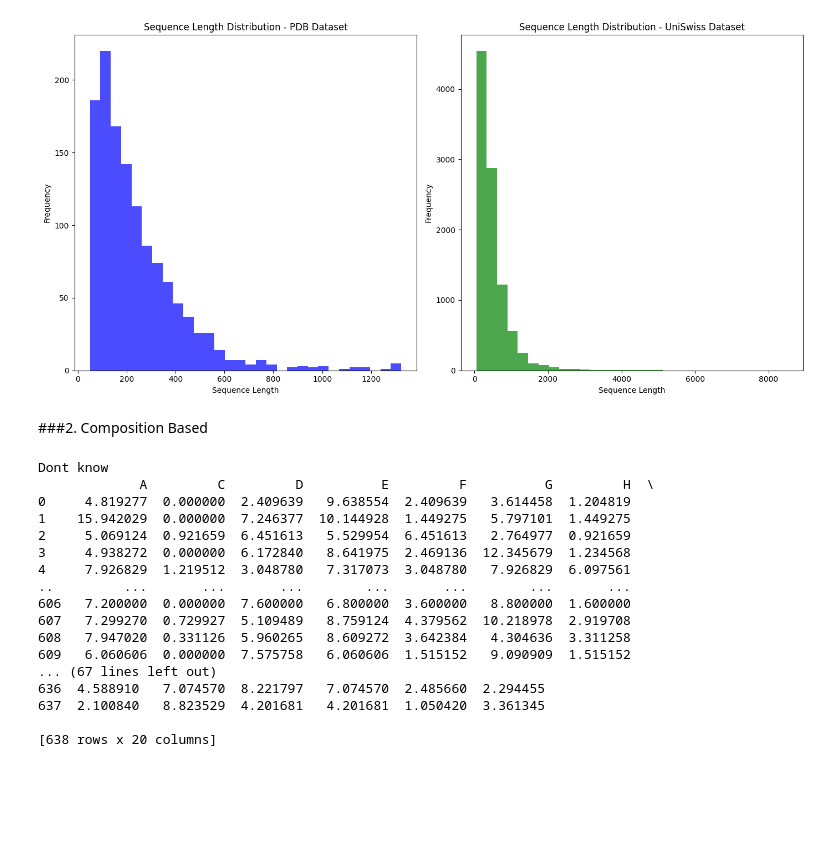
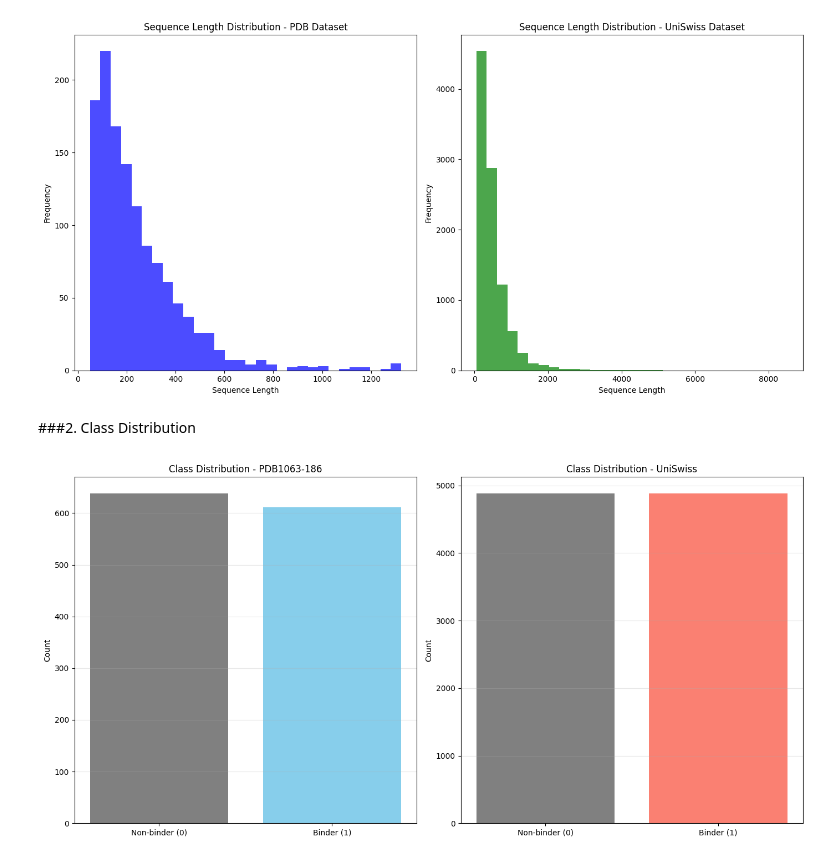
Before and after one commit to Alamsyah-WM/Predict-DNA-binding-protein-with-ML-and-DL, a Jupyter notebook: BioInformatik_UAS.ipynb, the cells around one changed output. Saved outputs shown, nothing was run; the diff lists cells and outputs as text; code cells hidden in the pictures; blank space fills up the shorter version.

Commit message:
W1 - Adjust EDA class visual and aac visual - TDA

```diff
--- a/BioInformatik_UAS.ipynb
+++ b/BioInformatik_UAS.ipynb
@@ -141,55 +143,26 @@ plt.show()
 # %% [output]
 [figure]
 # %% [markdown]
-###2. Composition Based
+###2. Class Distribution
-# %%
-# Function with AAC Method
-def amino_acid_composition(sequence):
-    aa_count = {aa: sequence.count(aa) for aa in 'ACDEFGHIKLMNPQRSTVWY'}
-    total = len(sequence)
-    aa_percent = {aa: count / total * 100 for aa, count in aa_count.items()}
-    return aa_percent
-
-# Define PDB Binding and Non-Binding Proteins
-binding_pdb = pdb[pdb['label'] == 1]
-non_binding_pdb = pdb[pdb['label'] == 0]
-
-# Define Unisweet Binding and Non-Binding Proteins
-binding_uniswiss = uniswiss[uniswiss['label'] == 1]
-non_binding_uniswiss = uniswiss[uniswiss['label'] == 0]
-
-# Compare AAC between DNA-binding and non-binding proteins PDB
-binding_pdb_aac = binding_pdb['sequence'].apply(amino_acid_composition)
-non_binding_pdb_aac = non_binding_pdb['sequence'].apply(amino_acid_composition)
-
-# Compare AAC between DNA-binding and non-binding proteins UniSwiss
-binding_uniswiss_aac = binding_uniswiss['sequence'].apply(amino_acid_composition)
-non_binding_uniswiss_aac = non_binding_uniswiss['sequence'].apply(amino_acid_composition)
-
-# List PDB in DataFrame view
-binding_pdb_acc_df = pd.DataFrame(list(binding_pdb_aac))
-non_binding_pdb_acc_df = pd.DataFrame(list(non_binding_pdb_aac))
-
-# Display the PDB Binding and Non-Binding protein Composition
-print("Dont know")
-print(binding_pdb_acc_df)
-print("\nDont know")
-print(non_binding_pdb_acc_df)
-# %% [output]
-Dont know
-             A         C         D          E         F          G         H  \
-0     4.819277  0.000000  2.409639   9.638554  2.409639   3.614458  1.204819
-1    15.942029  0.000000  7.246377  10.144928  1.449275   5.797101  1.449275
-2     5.069124  0.921659  6.451613   5.529954  6.451613   2.764977  0.921659
-3     4.938272  0.000000  6.172840   8.641975  2.469136  12.345679  1.234568
-4     7.926829  1.219512  3.048780   7.317073  3.048780   7.926829  6.097561
-..         ...       ...       ...        ...       ...        ...       ...
-606   7.200000  0.000000  7.600000   6.800000  3.600000   8.800000  1.600000
-607   7.299270  0.729927  5.109489   8.759124  4.379562  10.218978  2.919708
-608   7.947020  0.331126  5.960265   8.609272  3.642384   4.304636  3.311258
-609   6.060606  0.000000  7.575758   6.060606  1.515152   9.090909  1.515152
-... (67 lines left out)
-636  4.588910   7.074570  8.221797   7.074570  2.485660  2.294455
-637  2.100840   8.823529  4.201681   4.201681  1.050420  3.361345
-
-[638 rows x 20 columns]
+# %%
+# Plot class for both datasets
+plt.figure(figsize=(14, 7))
+
+# Get PDB Class Distribution Visual
+plt.subplot(1, 2, 1)
+plt.bar(['Non-binder (0)', 'Binder (1)'], pdb_label_counts.sort_index(), color=['gray','skyblue'])
+plt.title('Class Distribution - PDB1063-186')
+plt.ylabel('Count')
+plt.grid(axis='y', alpha=0.3)
+
+# UniSwiss Class Distribution Visual
+plt.subplot(1, 2, 2)
+plt.bar(['Non-binder (0)', 'Binder (1)'], uniswiss_label_counts.sort_index(), color=['gray','salmon'])
+plt.title('Class Distribution - UniSwiss')
+plt.ylabel('Count')
+plt.grid(axis='y', alpha=0.3)
+
+plt.tight_layout()
+plt.show()
+# %% [output]
+[figure, added]
```
Also changed, not shown: parts of 7 cells of this notebook.
